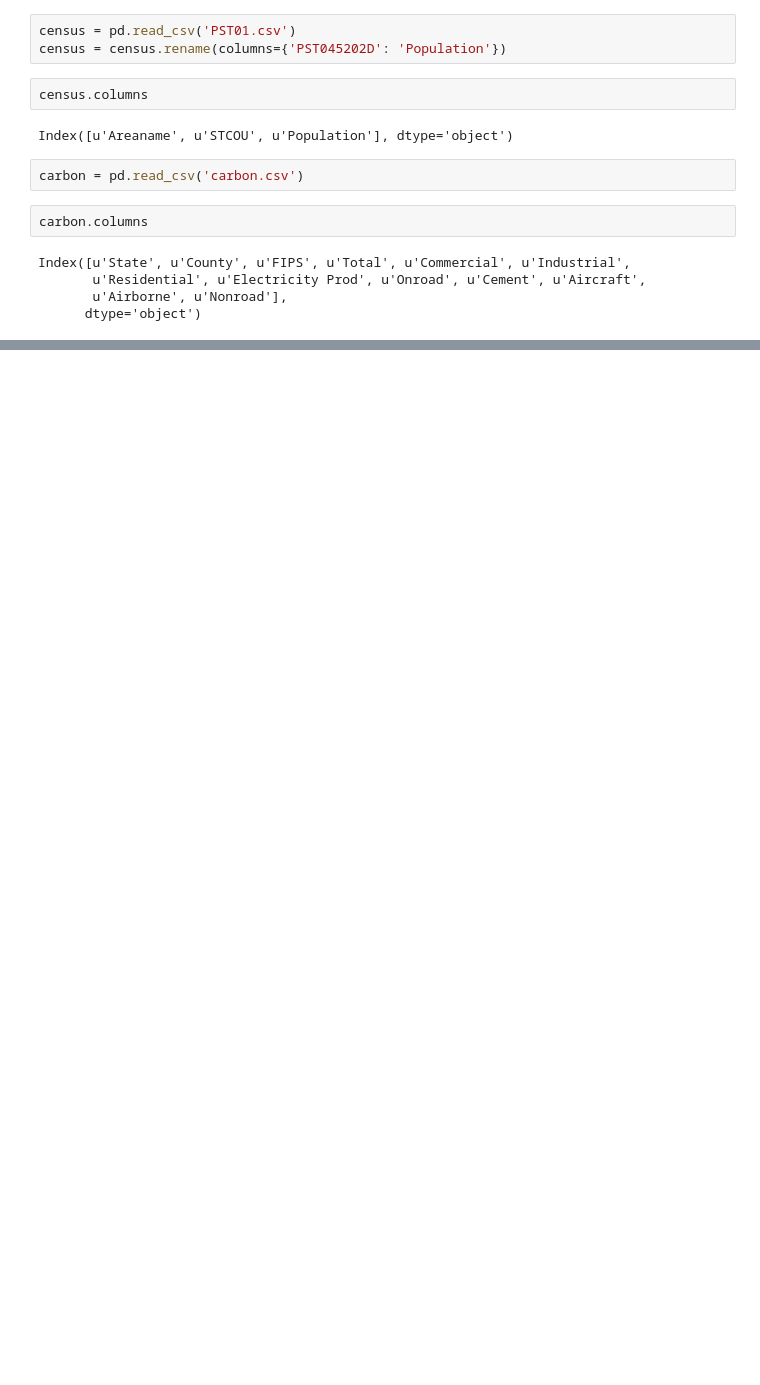
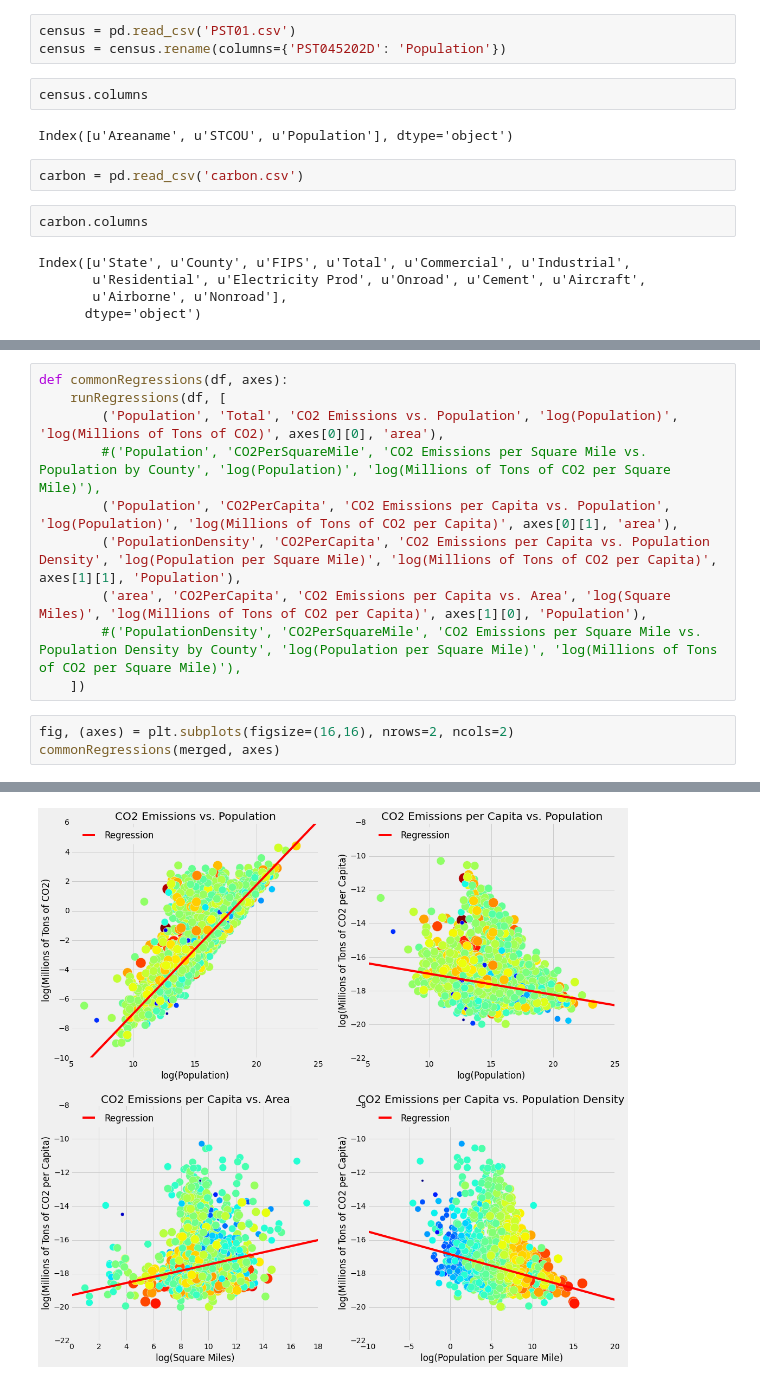
Before and after one commit to docmarionum1/vulcan, a Jupyter notebook: PS2.ipynb, the cells around one changed output, grey strips where cells are left out. Drawn from its saved outputs; the diff is of its cells as text; blank space fills up the shorter version.

```diff
--- a/PS2.ipynb
+++ b/PS2.ipynb
@@ -36,0 +160,14 @@ merged.plot('Population', 'Total', kind='scatter', logy=True, logx=True)
+# %%
+def commonRegressions(df, axes):
+    runRegressions(df, [
+        ('Population', 'Total', 'CO2 Emissions vs. Population', 'log(Population)', 'log(Millions of Tons of CO2)', axes[0][0], 'area'),
+        #('Population', 'CO2PerSquareMile', 'CO2 Emissions per Square Mile vs. Population by County', 'log(Population)', 'log(Millions of Tons of CO2 per Square Mile)'),
+        ('Population', 'CO2PerCapita', 'CO2 Emissions per Capita vs. Population', 'log(Population)', 'log(Millions of Tons of CO2 per Capita)', axes[0][1], 'area'),
+        ('PopulationDensity', 'CO2PerCapita', 'CO2 Emissions per Capita vs. Population Density', 'log(Population per Square Mile)', 'log(Millions of Tons of CO2 per Capita)', axes[1][1], 'Population'),
+        ('area', 'CO2PerCapita', 'CO2 Emissions per Capita vs. Area', 'log(Square Miles)', 'log(Millions of Tons of CO2 per Capita)', axes[1][0], 'Population'),
+        #('PopulationDensity', 'CO2PerSquareMile', 'CO2 Emissions per Square Mile vs. Population Density by County', 'log(Population per Square Mile)', 'log(Millions of Tons of CO2 per Square Mile)'),
+    ])
+# %%
+fig, (axes) = plt.subplots(figsize=(16,16), nrows=2, ncols=2)
+commonRegressions(merged, axes)
+# %% [output]
@@ -36,0 +191 @@ merged.plot('Population', 'Total', kind='scatter', logy=True, logx=True)
+[figure, added]
```
Also changed, not shown: parts of 66 cells of this notebook, 11 other files.
